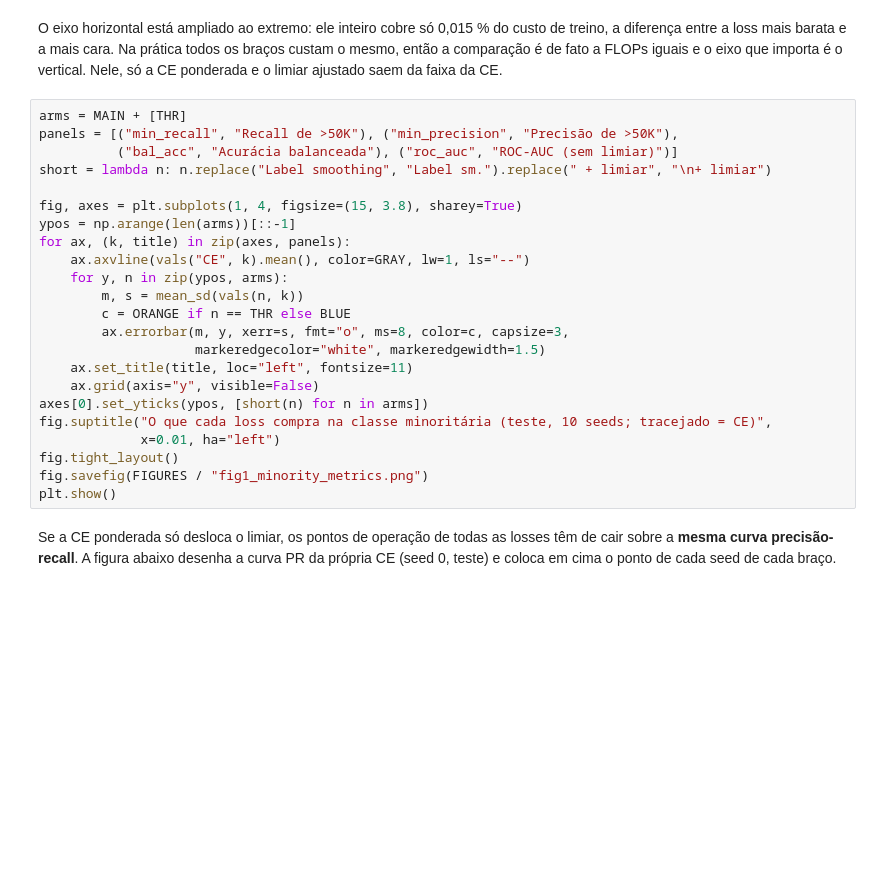
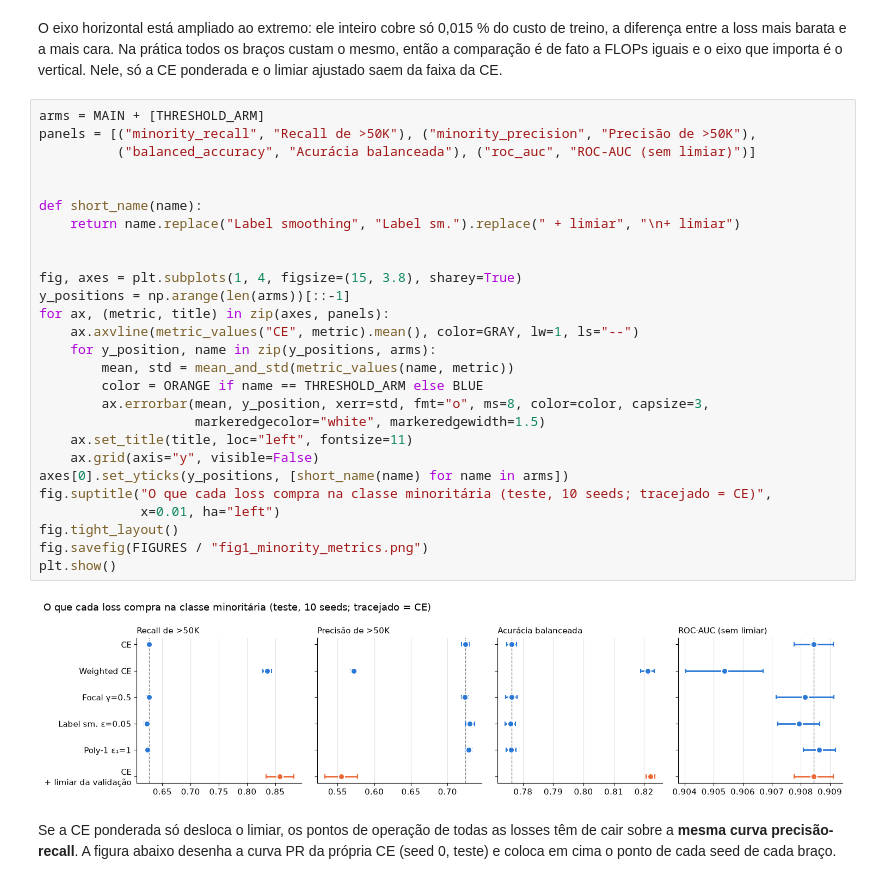
Before and after one commit to PedroViniciusMelo/BERT-cpu, a Jupyter notebook: experiments/loss_imbalance/q08_loss_imbalance.ipynb, the cells around one changed output. Cells and saved outputs as stored; diff of their text form; blank space fills up the shorter version.

```diff
--- a/experiments/loss_imbalance/q08_loss_imbalance.ipynb
+++ b/experiments/loss_imbalance/q08_loss_imbalance.ipynb
@@ -923,28 +1022,34 @@ treino, a diferença entre a loss mais barata e a mais cara. Na prática todos o
 o mesmo, então a comparação é de fato a FLOPs iguais e o eixo que importa é o vertical. Nele,
 só a CE ponderada e o limiar ajustado saem da faixa da CE.
 # %%
-arms = MAIN + [THR]
-panels = [("min_recall", "Recall de >50K"), ("min_precision", "Precisão de >50K"),
-          ("bal_acc", "Acurácia balanceada"), ("roc_auc", "ROC-AUC (sem limiar)")]
-short = lambda n: n.replace("Label smoothing", "Label sm.").replace(" + limiar", "\n+ limiar")
+arms = MAIN + [THRESHOLD_ARM]
+panels = [("minority_recall", "Recall de >50K"), ("minority_precision", "Precisão de >50K"),
+          ("balanced_accuracy", "Acurácia balanceada"), ("roc_auc", "ROC-AUC (sem limiar)")]
+
+
+def short_name(name):
+    return name.replace("Label smoothing", "Label sm.").replace(" + limiar", "\n+ limiar")
+
 
 fig, axes = plt.subplots(1, 4, figsize=(15, 3.8), sharey=True)
-ypos = np.arange(len(arms))[::-1]
-for ax, (k, title) in zip(axes, panels):
-    ax.axvline(vals("CE", k).mean(), color=GRAY, lw=1, ls="--")
-    for y, n in zip(ypos, arms):
-        m, s = mean_sd(vals(n, k))
-        c = ORANGE if n == THR else BLUE
-        ax.errorbar(m, y, xerr=s, fmt="o", ms=8, color=c, capsize=3,
+y_positions = np.arange(len(arms))[::-1]
+for ax, (metric, title) in zip(axes, panels):
+    ax.axvline(metric_values("CE", metric).mean(), color=GRAY, lw=1, ls="--")
+    for y_position, name in zip(y_positions, arms):
+        mean, std = mean_and_std(metric_values(name, metric))
+        color = ORANGE if name == THRESHOLD_ARM else BLUE
+        ax.errorbar(mean, y_position, xerr=std, fmt="o", ms=8, color=color, capsize=3,
                     markeredgecolor="white", markeredgewidth=1.5)
     ax.set_title(title, loc="left", fontsize=11)
     ax.grid(axis="y", visible=False)
-axes[0].set_yticks(ypos, [short(n) for n in arms])
+axes[0].set_yticks(y_positions, [short_name(name) for name in arms])
 fig.suptitle("O que cada loss compra na classe minoritária (teste, 10 seeds; tracejado = CE)",
              x=0.01, ha="left")
 fig.tight_layout()
 fig.savefig(FIGURES / "fig1_minority_metrics.png")
 plt.show()
+# %% [output]
+[figure, added]
 # %% [markdown]
 Se a CE ponderada só desloca o limiar, os pontos de operação de todas as losses têm de cair
 sobre a **mesma curva precisão-recall**. A figura abaixo desenha a curva PR da própria CE
```
Also changed, not shown: parts of 30 cells of this notebook.
